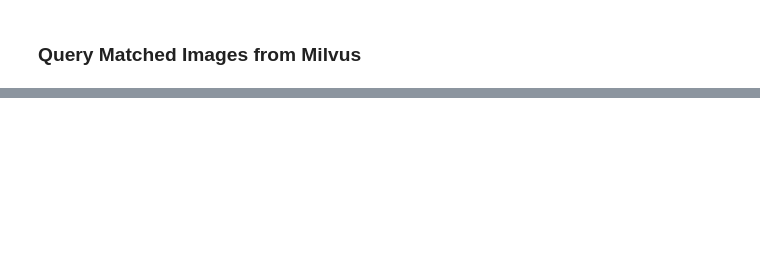
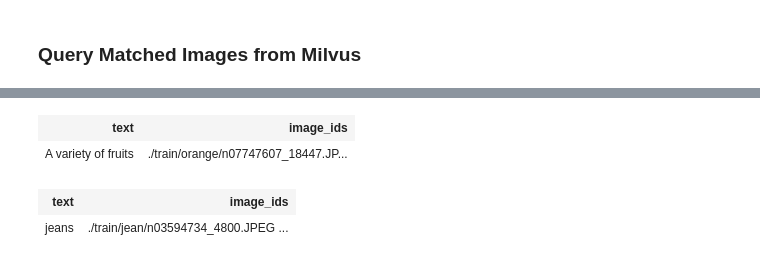
Before and after one commit to kasimpamuk/SimVec, a Jupyter notebook: text_image_search/text_image_search.ipynb, the cells around one changed output, grey strips where cells are left out. Cells and saved outputs as stored; diff of their text form; code cells hidden in the pictures; blank space fills up the shorter version.

Commit message:
return path from search pipeline, collection schema chnaged also

```diff
--- a/text_image_search/text_image_search.ipynb
+++ b/text_image_search/text_image_search.ipynb
@@ -156,12 +158,12 @@ import cv2
 def read_image(image_ids):
     df = pd.read_csv('reverse_image_search.csv')
     id_img = df.set_index('id')['path'].to_dict()
-    imgs = []
+    paths = []
     decode = ops.image_decode.cv2('rgb')
     for image_id in image_ids:
         path = id_img[image_id]
-        imgs.append(decode(path))
-    return imgs
+        paths.append(path)
+    return paths
 
 
 p4 = (
@@ -170,10 +172,10 @@ p4 = (
     .map('vec', 'vec', lambda x: x / np.linalg.norm(x))
     .map('vec', 'result', ops.ann_search.milvus_client(host='127.0.0.1', port='19530', collection_name='text_image_search', limit=5))
     .map('result', 'image_ids', lambda x: [item[0] for item in x])
-    .map('image_ids', 'images', read_image)
-    .output('text', 'images')
+    #.map('image_ids', 'images', read_image)
+    .output('text', 'image_ids')
 )
 
-DataCollection(p4("A white dog")).show()
-DataCollection(p4("A black dog")).show()
+DataCollection(p4("A variety of fruits")).show()
+DataCollection(p4("jeans")).show()
 # %% [output]
@@ -181,0 +182,4 @@ DataCollection(p4("A black dog")).show()
+| text | image_ids |
+| A variety of fruits | ./train/orange/n07747607_18447.JP... |
+| text | image_ids |
+| jeans | ./train/jean/n03594734_4800.JPEG ... |
```
Also changed, not shown: parts of 5 cells of this notebook.
